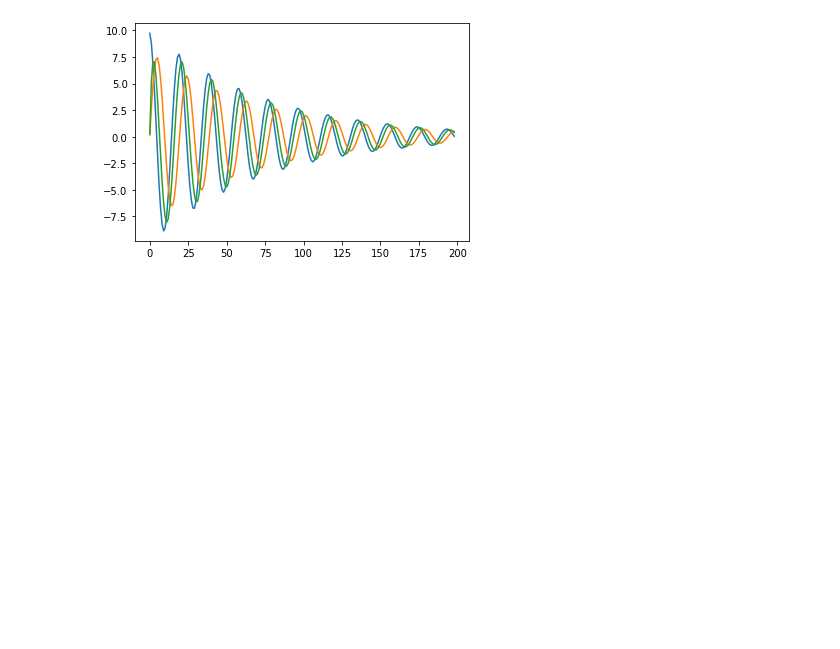
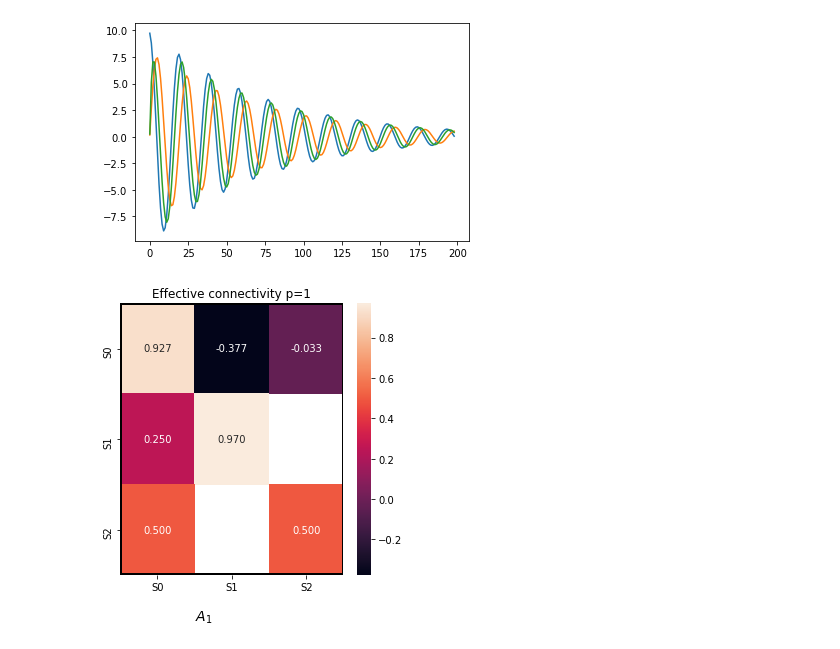
Before and after one commit to BBELAOUCHA/iSDR_cython, a Jupyter notebook: examples/eISDR_example.ipynb, the cells around one changed output. Saved outputs shown, nothing was run; the diff lists cells and outputs as text; code cells hidden in the pictures; blank space fills up the shorter version.

Commit message:
add time exec and plots

```diff
--- a/examples/eISDR_example.ipynb
+++ b/examples/eISDR_example.ipynb
@@ -371,0 +391,4 @@ plt.plot(R.T)
+# %%
+cl.plot_effective()
+# %% [output]
+[figure, added]
```
Also changed, not shown: parts of 15 cells of this notebook, 2 other files.
